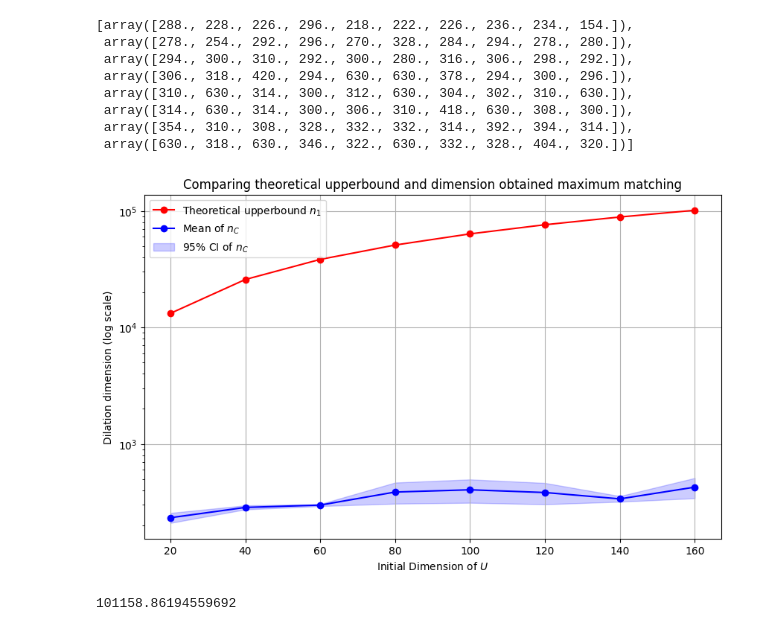
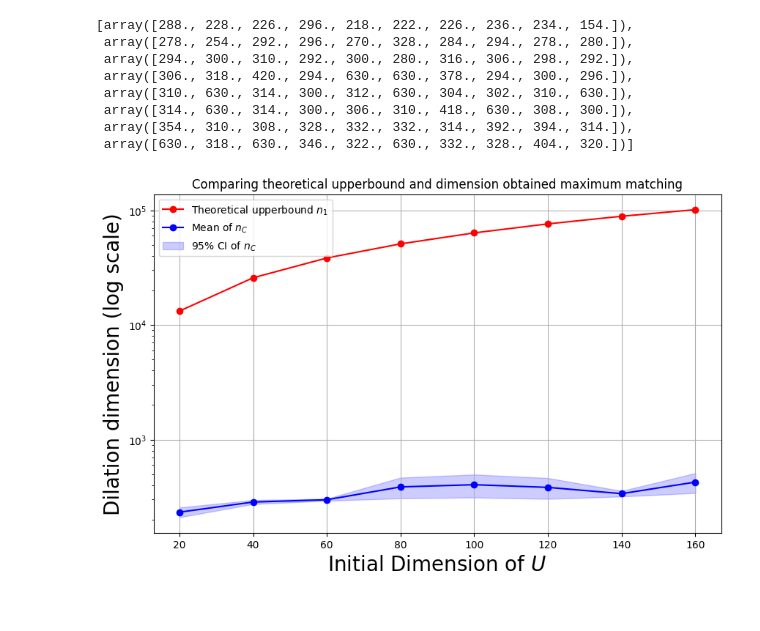
Before and after one commit to Lampertos/RSCR, a Jupyter notebook: Max_Matching_Dimension.ipynb, the cells around one changed output. Drawn from its saved outputs; the diff is of its cells as text; code cells hidden in the pictures.

```diff
--- a/Max_Matching_Dimension.ipynb
+++ b/Max_Matching_Dimension.ipynb
@@ -138,37 +138,33 @@ sem = np.std(data, axis=0) / np.sqrt(data.shape[0])
 
 # time_steps = np.arange(data.shape[1])
 
 # Plotting
 plt.figure(figsize=(10, 6))
 plt.plot(time_steps, means, marker='o', linestyle='-', color='r', label='Theoretical upperbound $n_1$')
 # plt.fill_between(time_steps, np.maximum(np.zeros_like(means), means - 1.96 * sem), means + 1.96 * sem, color='b', alpha=0.2, label='95% CI')
 
 
 data = np.transpose(Full_cdim_list)
 time_steps = ndim_list
 
 means = np.mean(data, axis=0)
 sem = np.std(data, axis=0) / np.sqrt(data.shape[0])
 
 # time_steps = np.arange(data.shape[1])
 
 # Plotting
 plt.plot(time_steps, means, marker='o', linestyle='-', color='b', label='Mean of $n_C$')
 plt.fill_between(time_steps, np.maximum(np.zeros_like(means), means - 1.96 * sem), means + 1.96 * sem, color='b', alpha=0.2, label='95% CI of $n_C$')
 
 
-plt.xlabel('Initial Dimension of $U$')
-plt.ylabel('Dilation dimension (log scale)')
+plt.xlabel('Initial Dimension of $U$', fontsize = 20)
+plt.ylabel('Dilation dimension (log scale)' , fontsize = 20)
 plt.yscale('log')
 plt.title('Comparing theoretical upperbound and dimension obtained maximum matching')
 plt.legend(loc = "best")
 plt.grid(True)
 
 plt.savefig('./results/MMBPvsUpper.pdf')
 plt.show()
 # %% [output]
-[figure, old version]
+[figure, new version]
-# %%
-np.pi * 2 * (len(Tu)+1) / np.arccos(1 - (0.01 ** 2) / 2)
-# %% [output]
-101158.86194559692
```
Also changed, not shown: 7 other files.
